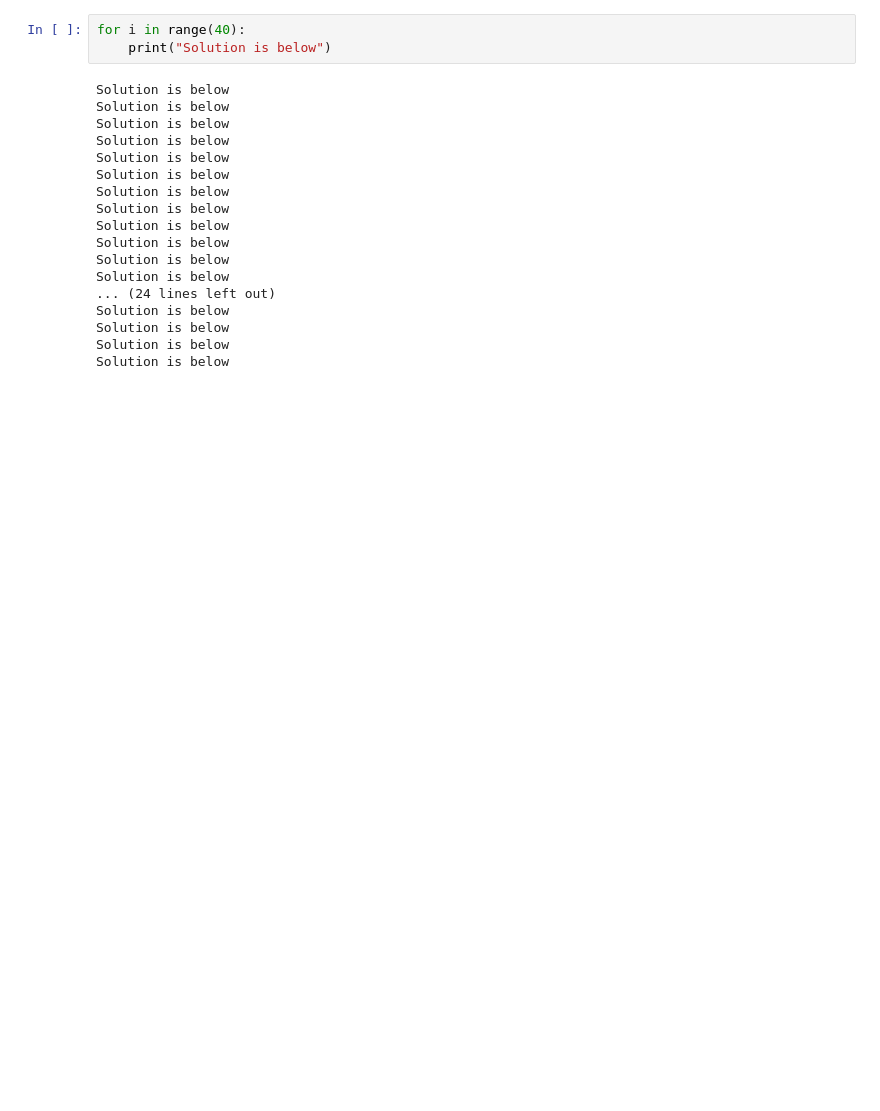
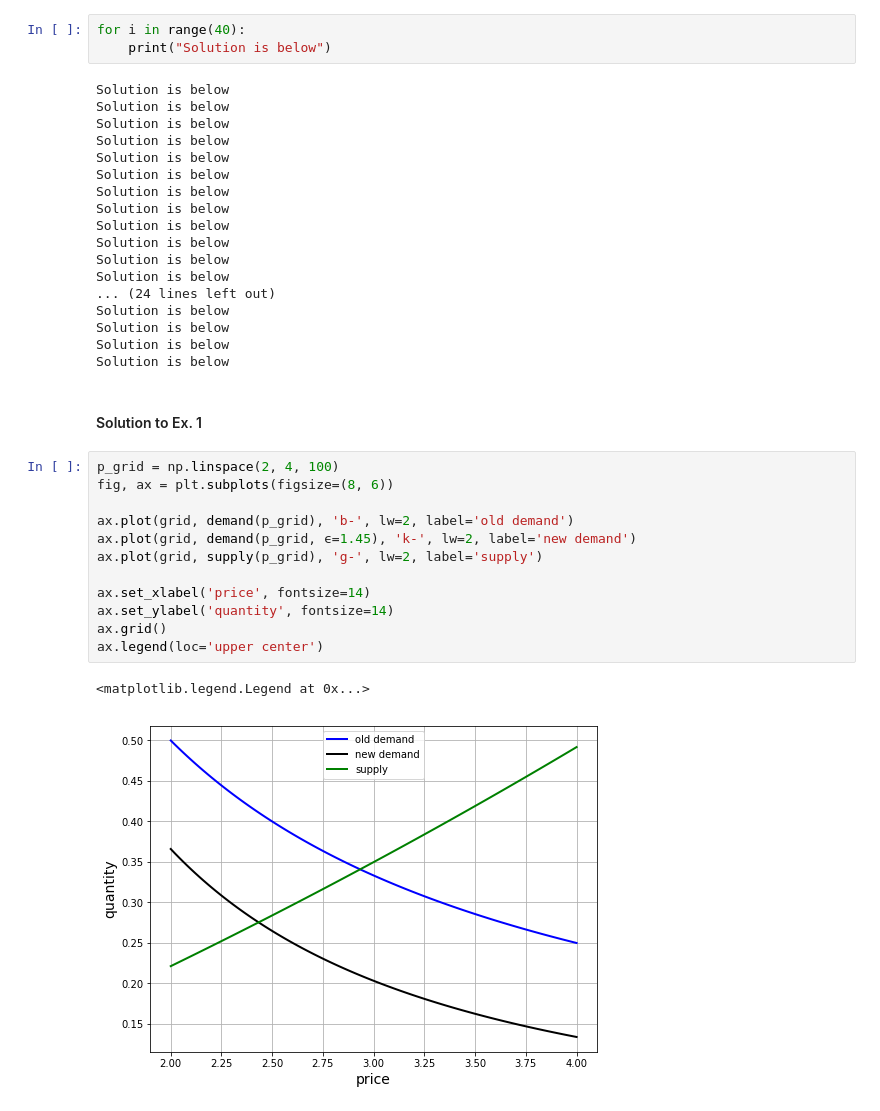
Before and after one commit to QuantEcon/DIIS_workshop, a Jupyter notebook: morning/supply_and_demand.ipynb, the cells around one changed output. Saved outputs shown, nothing was run; the diff lists cells and outputs as text; blank space fills up the shorter version.

```diff
--- a/morning/supply_and_demand.ipynb
+++ b/morning/supply_and_demand.ipynb
@@ -92,3 +90,20 @@ Solution is below
 Solution is below
 Solution is below
 Solution is below
+# %% [markdown]
+#### Solution to Ex. 1
+# %%
+p_grid = np.linspace(2, 4, 100)
+fig, ax = plt.subplots(figsize=(8, 6))
+
+ax.plot(grid, demand(p_grid), 'b-', lw=2, label='old demand')
+ax.plot(grid, demand(p_grid, ϵ=1.45), 'k-', lw=2, label='new demand')
+ax.plot(grid, supply(p_grid), 'g-', lw=2, label='supply')
+
+ax.set_xlabel('price', fontsize=14)
+ax.set_ylabel('quantity', fontsize=14)
+ax.grid()
+ax.legend(loc='upper center')
+# %% [output]
+<matplotlib.legend.Legend at 0x...>
+[figure, added]
```
Also changed, not shown: parts of 8 cells of this notebook, 2 other files.
